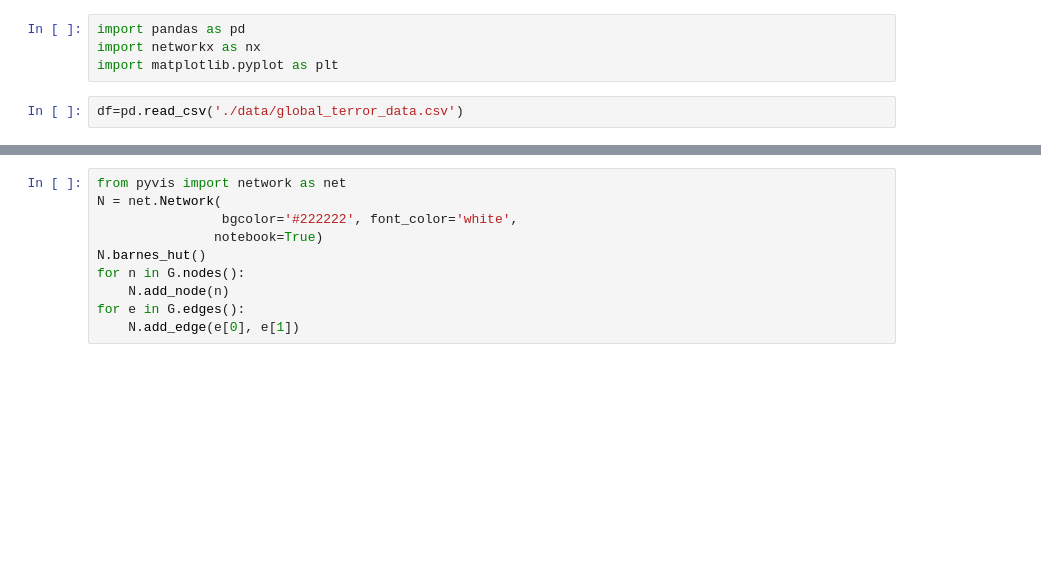
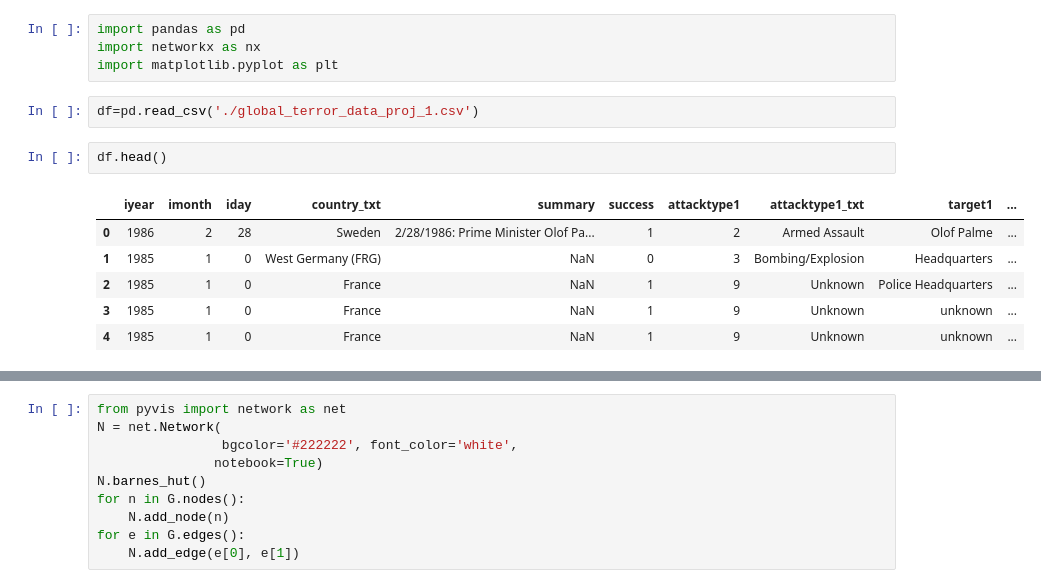
Before and after one commit to kelloggjohnd/Data620-Web_Analytics, a Jupyter notebook: Project 1/terror_EDA.ipynb, the cells around one changed output, grey strips where cells are left out. Drawn from its saved outputs; the diff is of its cells as text; blank space fills up the shorter version.

```diff
--- a/Project 1/terror_EDA.ipynb
+++ b/Project 1/terror_EDA.ipynb
@@ -3,5 +3,14 @@ import pandas as pd
 import networkx as nx
 import matplotlib.pyplot as plt
 # %%
-df=pd.read_csv('./data/global_terror_data.csv')
+df=pd.read_csv('./global_terror_data_proj_1.csv')
+# %%
+df.head()
+# %% [output]
+|  | iyear | imonth | iday | country_txt | summary | success | attacktype1 | attacktype1_txt | target1 | ... |
+| 0 | 1986 | 2 | 28 | Sweden | 2/28/1986: Prime Minister Olof Pa... | 1 | 2 | Armed Assault | Olof Palme | ... |
+| 1 | 1985 | 1 | 0 | West Germany (FRG) | NaN | 0 | 3 | Bombing/Explosion | Headquarters | ... |
+| 2 | 1985 | 1 | 0 | France | NaN | 1 | 9 | Unknown | Police Headquarters | ... |
+| 3 | 1985 | 1 | 0 | France | NaN | 1 | 9 | Unknown | unknown | ... |
+| 4 | 1985 | 1 | 0 | France | NaN | 1 | 9 | Unknown | unknown | ... |
 # %%
```
Also changed, not shown: parts of 9 cells of this notebook, 2 other files.
